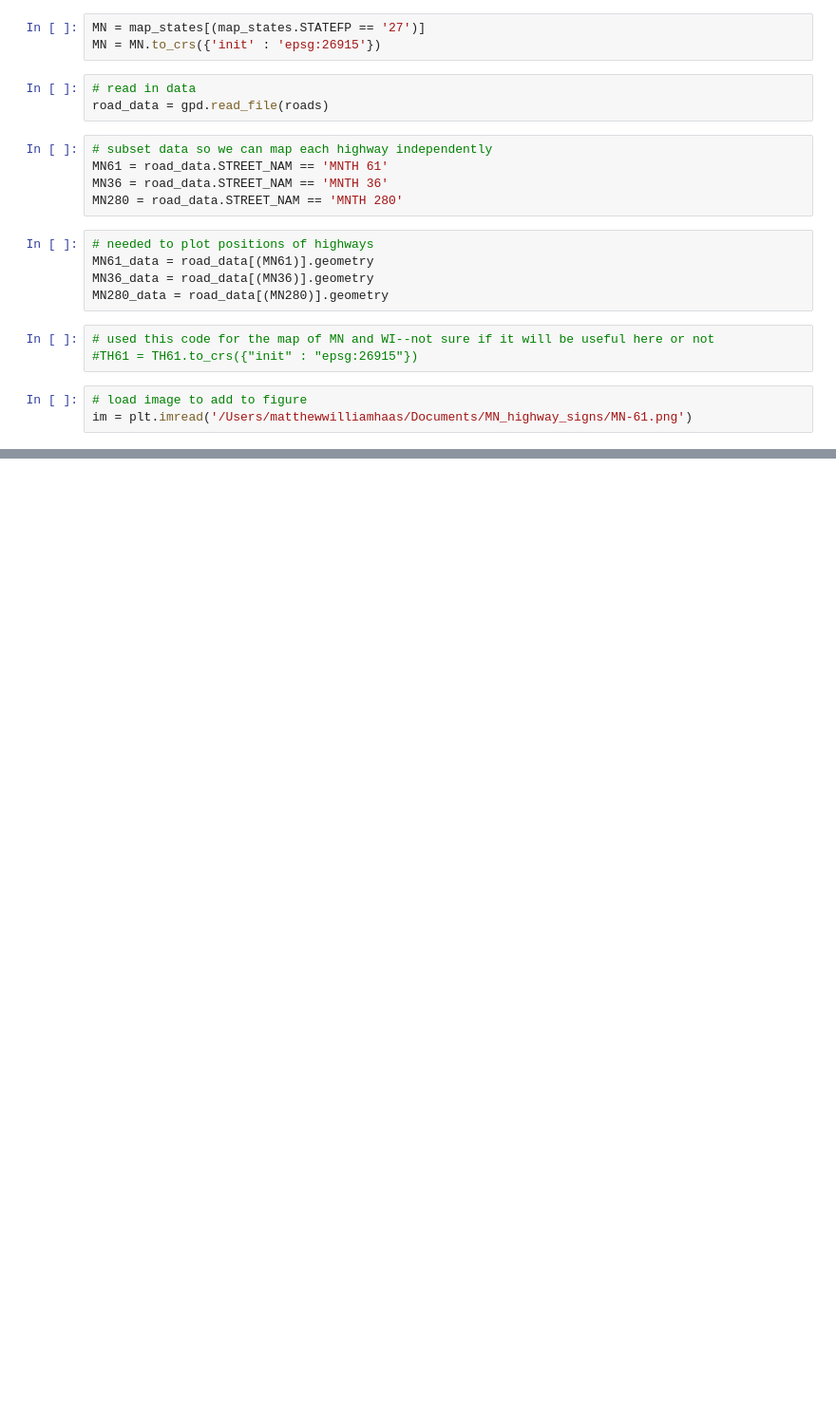
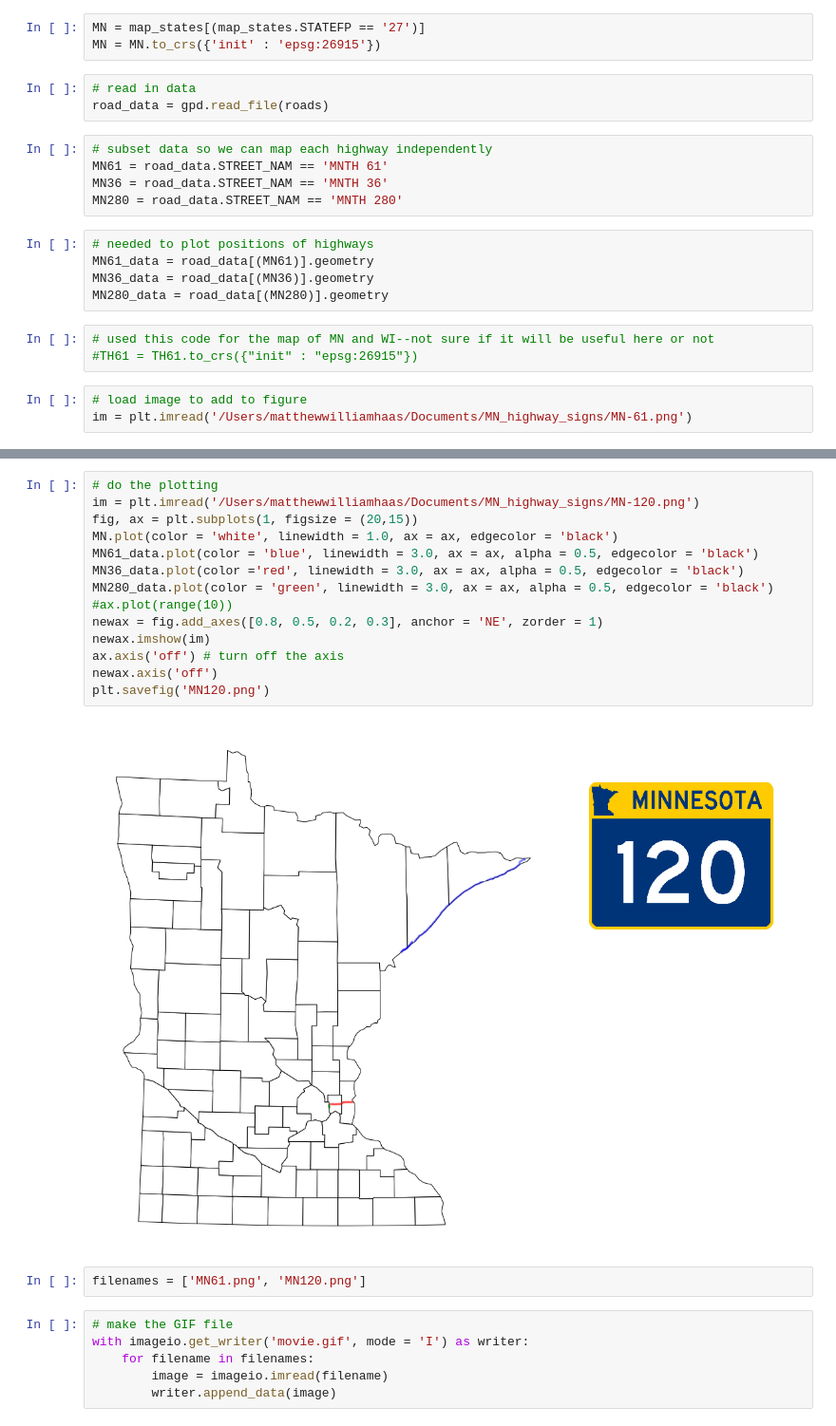
Before and after one commit to MatthewHaas/misc, a Jupyter notebook: minnesota_state_highways.ipynb, the cells around one changed output, grey strips where cells are left out. Shown at 95% size. Drawn from its saved outputs; the diff is of its cells as text; blank space fills up the shorter version.

```diff
--- a/minnesota_state_highways.ipynb
+++ b/minnesota_state_highways.ipynb
@@ -51 +62,25 @@ newax.axis('off')
 [figure]
+# %%
+# do the plotting
+im = plt.imread('/Users/matthewwilliamhaas/Documents/MN_highway_signs/MN-120.png')
+fig, ax = plt.subplots(1, figsize = (20,15))
+MN.plot(color = 'white', linewidth = 1.0, ax = ax, edgecolor = 'black')
+MN61_data.plot(color = 'blue', linewidth = 3.0, ax = ax, alpha = 0.5, edgecolor = 'black')
+MN36_data.plot(color ='red', linewidth = 3.0, ax = ax, alpha = 0.5, edgecolor = 'black')
+MN280_data.plot(color = 'green', linewidth = 3.0, ax = ax, alpha = 0.5, edgecolor = 'black')
+#ax.plot(range(10))
+newax = fig.add_axes([0.8, 0.5, 0.2, 0.3], anchor = 'NE', zorder = 1)
+newax.imshow(im)
+ax.axis('off') # turn off the axis
+newax.axis('off')
+plt.savefig('MN120.png')
+# %% [output]
+[figure, added]
+# %%
+filenames = ['MN61.png', 'MN120.png']
+# %%
+# make the GIF file
+with imageio.get_writer('movie.gif', mode = 'I') as writer:
+    for filename in filenames:
+        image = imageio.imread(filename)
+        writer.append_data(image)
```
Also changed, not shown: parts of 3 cells of this notebook.
